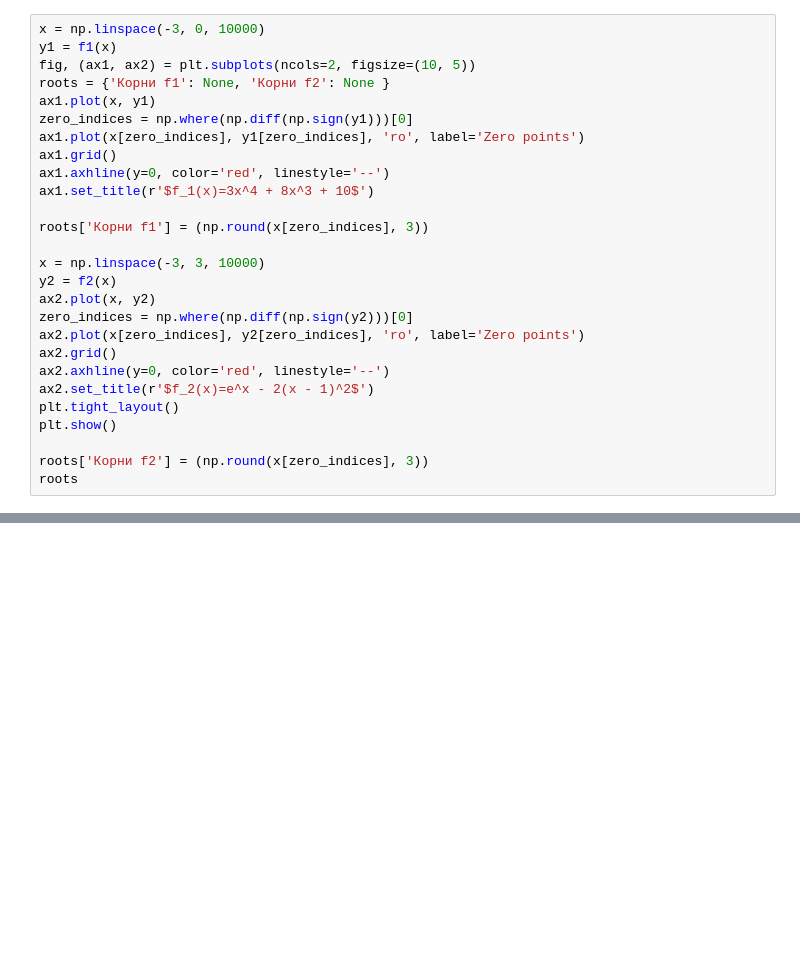
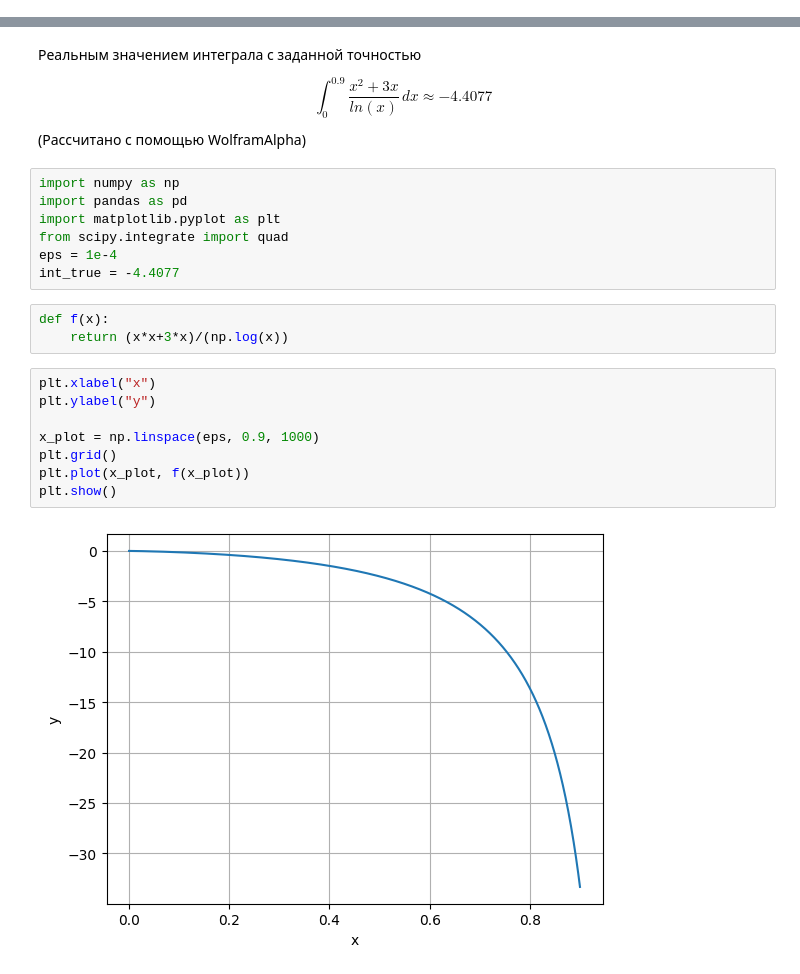
Before and after one commit to StupakDE/VM, a Jupyter notebook: VM_lab_1.ipynb, the cells around one changed output, grey strips where cells are left out. Saved outputs shown, nothing was run; the diff lists cells and outputs as text; blank space fills up the shorter version.

```diff
--- a/VM_lab_1.ipynb
+++ b/VM_lab_1.ipynb
@@ -13,27 +0,0 @@ def f2(x):
-# %%
-x = np.linspace(-3, 0, 10000)
-y1 = f1(x)
-fig, (ax1, ax2) = plt.subplots(ncols=2, figsize=(10, 5))
-roots = {'Корни f1': None, 'Корни f2': None }
-ax1.plot(x, y1)
-zero_indices = np.where(np.diff(np.sign(y1)))[0]
-ax1.plot(x[zero_indices], y1[zero_indices], 'ro', label='Zero points')
-ax1.grid()
-ax1.axhline(y=0, color='red', linestyle='--')
-ax1.set_title(r'$f_1(x)=3x^4 + 8x^3 + 10$')
-
-roots['Корни f1'] = (np.round(x[zero_indices], 3))
-
-x = np.linspace(-3, 3, 10000)
-y2 = f2(x)
-ax2.plot(x, y2)
-zero_indices = np.where(np.diff(np.sign(y2)))[0]
-ax2.plot(x[zero_indices], y2[zero_indices], 'ro', label='Zero points')
-ax2.grid()
-ax2.axhline(y=0, color='red', linestyle='--')
-ax2.set_title(r'$f_2(x)=e^x - 2(x - 1)^2$')
-plt.tight_layout()
-plt.show()
-
-roots['Корни f2'] = (np.round(x[zero_indices], 3))
-roots
@@ -302,0 +34,27 @@ newton(0, f2, div_f2, g2)[1]
+# %% [markdown]
+Реальным значением интеграла с заданной точностью
+
+\begin{equation}
+\int_{0}^{0.9} \frac{x^2+3x}{ln(x)} \, dx \approx -4.4077
+\end{equation}
+(Рассчитано с помощью WolframAlpha)
+# %%
+import numpy as np
+import pandas as pd
+import matplotlib.pyplot as plt
+from scipy.integrate import quad
+eps = 1e-4
+int_true = -4.4077
+# %%
+def f(x):
+    return (x*x+3*x)/(np.log(x))
+# %%
+plt.xlabel("x")
+plt.ylabel("y")
+
+x_plot = np.linspace(eps, 0.9, 1000)
+plt.grid()
+plt.plot(x_plot, f(x_plot))
+plt.show()
+# %% [output]
+[figure, added]
```
Also changed, not shown: parts of 67 cells of this notebook.
